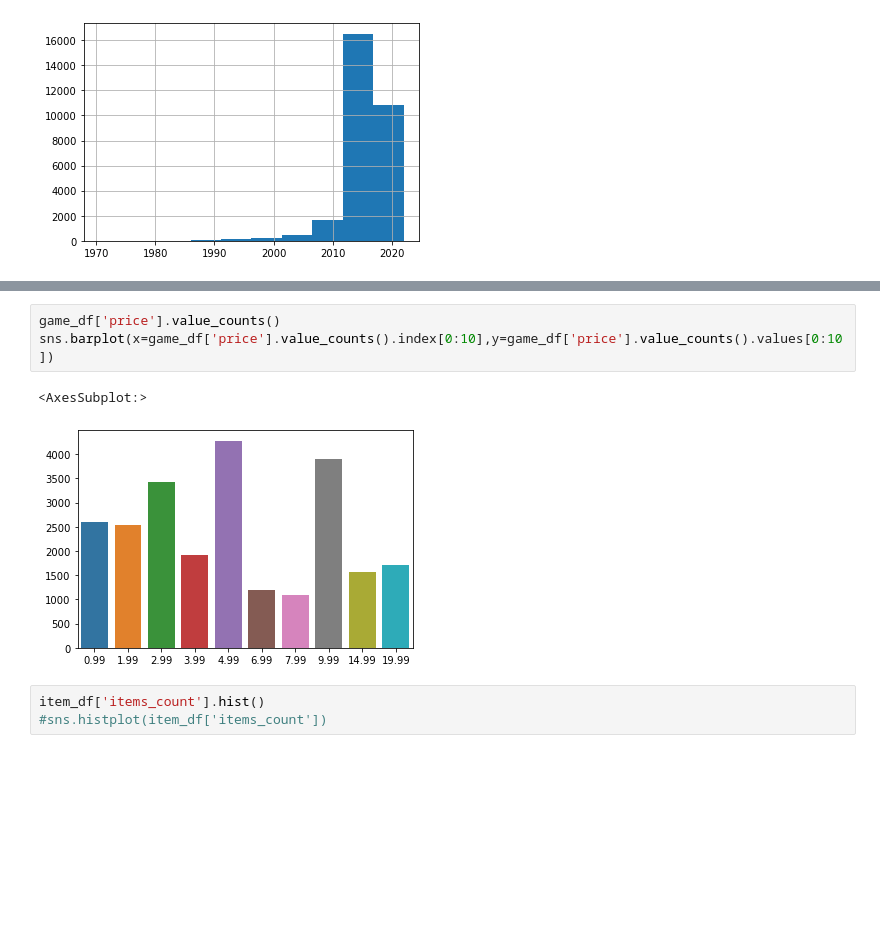
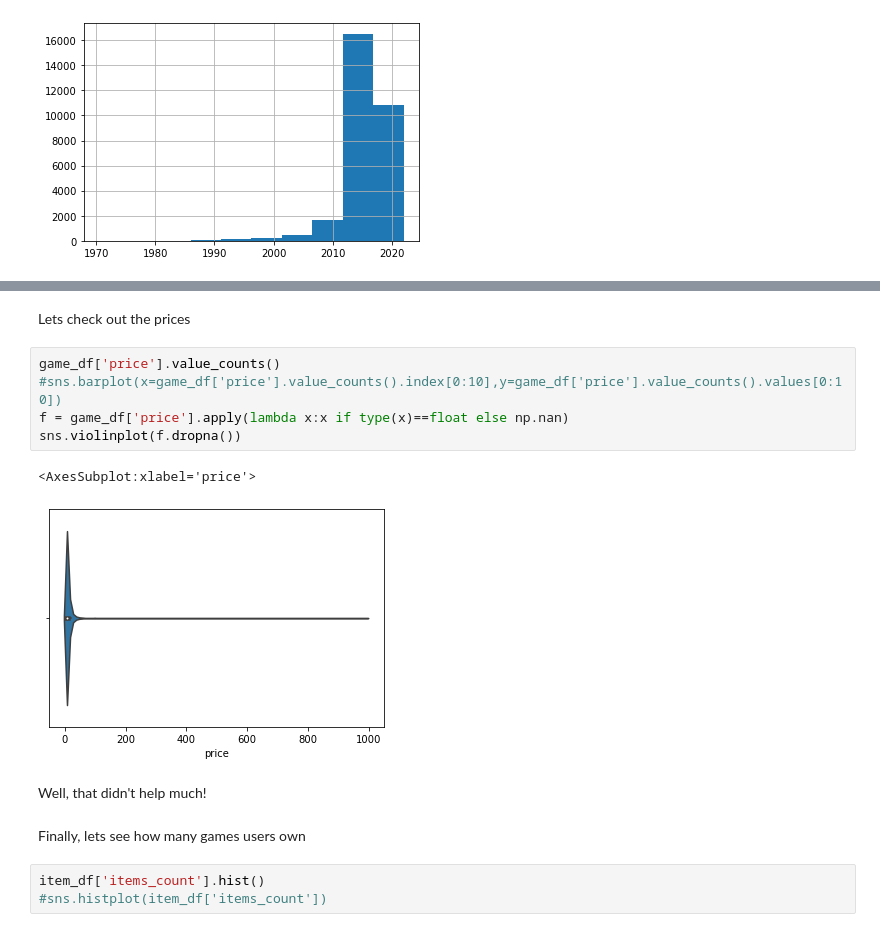
Before and after one commit to JakeAsh22/steam-rec-system, a Jupyter notebook: get_data.ipynb, the cells around one changed output, grey strips where cells are left out. Drawn from its saved outputs; the diff is of its cells as text; blank space fills up the shorter version.

```diff
--- a/get_data.ipynb
+++ b/get_data.ipynb
@@ -360,9 +295,17 @@ developers.set_xticklabels(labels =game_df['developer'].value_counts().index[0:1
+# %% [markdown]
+Lets check out the prices
 # %%
 game_df['price'].value_counts()
-sns.barplot(x=game_df['price'].value_counts().index[0:10],y=game_df['price'].value_counts().values[0:10])
+#sns.barplot(x=game_df['price'].value_counts().index[0:10],y=game_df['price'].value_counts().values[0:10])
+f = game_df['price'].apply(lambda x:x if type(x)==float else np.nan)
+sns.violinplot(f.dropna())
 # %% [output]
-<AxesSubplot:>
+<AxesSubplot:xlabel='price'>
-[figure, old version]
+[figure, new version]
+# %% [markdown]
+Well, that didn't help much!
+# %% [markdown]
+Finally, lets see how many games users own
 # %%
 item_df['items_count'].hist()
 #sns.histplot(item_df['items_count'])
```
Also changed, not shown: parts of 79 cells of this notebook, 5 other files.
